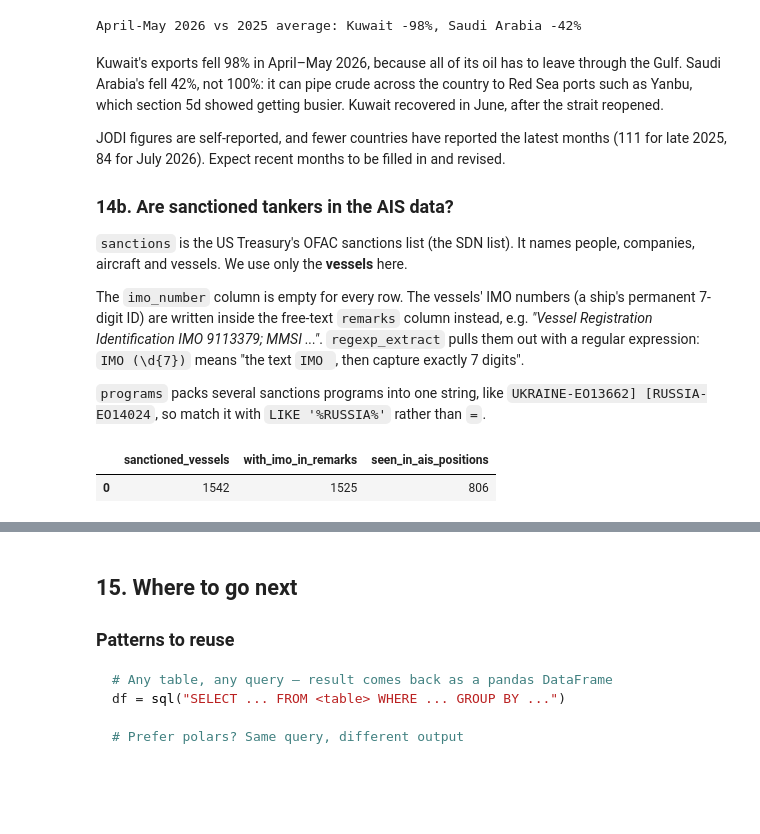
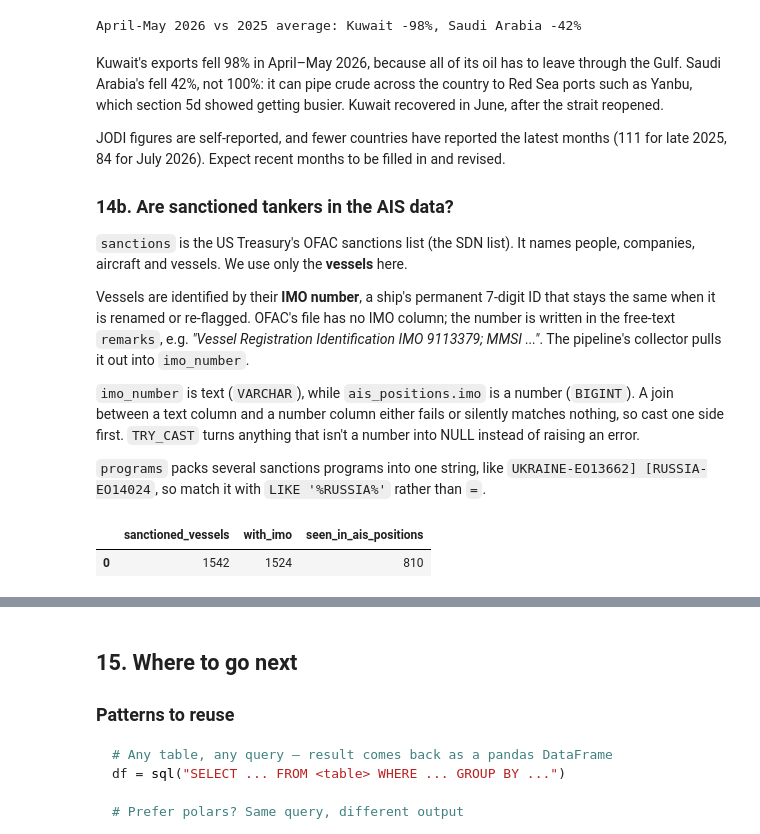
Before and after one commit to Zanderl1987/ShippingDataPipeline, a Jupyter notebook: notebooks/shipping_eda.ipynb, the cells around one changed output, grey strips where cells are left out. Saved outputs shown, nothing was run; the diff lists cells and outputs as text; code cells hidden in the pictures; blank space fills up the shorter version.

```diff
--- a/notebooks/shipping_eda.ipynb
+++ b/notebooks/shipping_eda.ipynb
@@ -1851,32 +1851,34 @@ Expect recent months to be filled in and revised.
 `sanctions` is the US Treasury's OFAC sanctions list (the SDN list). It names people, companies, aircraft and vessels.
 We use only the **vessels** here.
 
-The `imo_number` column is empty for every row. The vessels' IMO numbers (a ship's permanent 7-digit ID) are written
-inside the free-text `remarks` column instead, e.g. *"Vessel Registration Identification IMO 9113379; MMSI ..."*.
-`regexp_extract` pulls them out with a regular expression: `IMO (\d{7})` means "the text `IMO `, then capture
-exactly 7 digits".
+Vessels are identified by their **IMO number**, a ship's permanent 7-digit ID that stays the same when it is
+renamed or re-flagged. OFAC's file has no IMO column; the number is written in the free-text `remarks`, e.g.
+*"Vessel Registration Identification IMO 9113379; MMSI ..."*. The pipeline's collector pulls it out into `imo_number`.
+
+`imo_number` is text (`VARCHAR`), while `ais_positions.imo` is a number (`BIGINT`). A join between a text column and a
+number column either fails or silently matches nothing, so cast one side first. `TRY_CAST` turns anything that
+isn't a number into NULL instead of raising an error.
 
 `programs` packs several sanctions programs into one string, like `UKRAINE-EO13662] [RUSSIA-EO14024`, so match it
 with `LIKE '%RUSSIA%'` rather than `=`.
 # %%
-con.sql(r'''
+con.sql('''
     CREATE OR REPLACE TEMP VIEW sanctioned_vessels AS
-    SELECT name, vessel_flag, programs,
-           TRY_CAST(regexp_extract(remarks, 'IMO (\d{7})', 1) AS BIGINT) AS imo
+    SELECT name, vessel_flag, programs, TRY_CAST(imo_number AS BIGINT) AS imo
     FROM sanctions
     WHERE entity_type = 'vessel'
 ''')
 
 sql('''
     SELECT count(*)                       AS sanctioned_vessels,
-           count(imo)                     AS with_imo_in_remarks,
+           count(imo)                     AS with_imo,
            count(DISTINCT a.imo)          AS seen_in_ais_positions
     FROM sanctioned_vessels s
     LEFT JOIN (SELECT DISTINCT imo FROM ais_positions) a USING (imo)
 ''')
 # %% [output]
-|  | sanctioned_vessels | with_imo_in_remarks | seen_in_ais_positions |
-| 0 | 1542 | 1525 | 806 |
+|  | sanctioned_vessels | with_imo | seen_in_ais_positions |
+| 0 | 1542 | 1524 | 810 |
 # %%
 # Where were they last seen? One row per vessel: its most recent position.
 seen = sql('''
```
Also changed, not shown: parts of 34 cells of this notebook.
